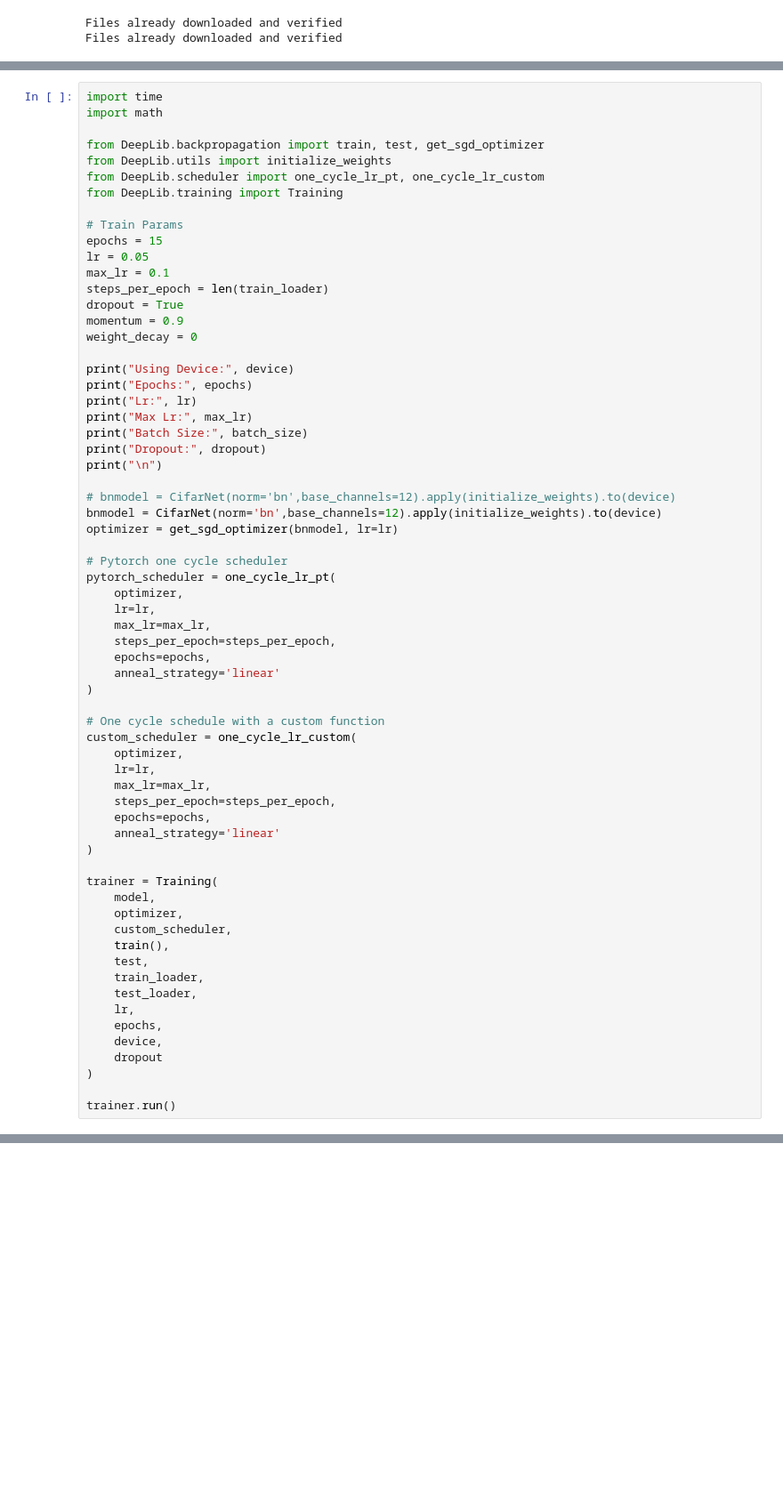
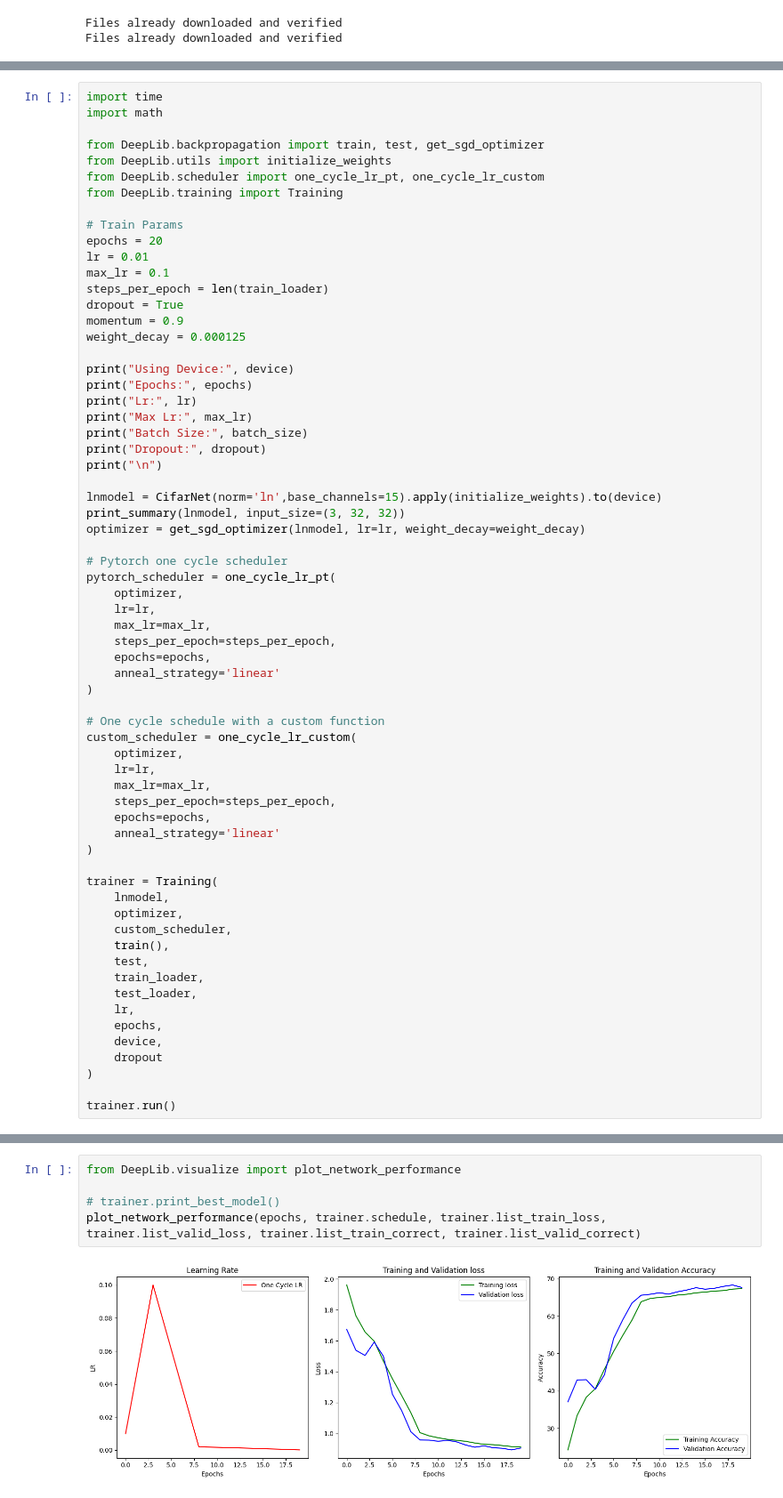
Before and after one commit to KillerStrike17/BatchNorm-GroupNorm-and-LayerNom-in-Pytorch, a Jupyter notebook: Normalization.ipynb, the cells around one changed output, grey strips where cells are left out. Shown: that part at 89% size. Saved outputs shown, nothing was run; the diff lists cells and outputs as text; blank space fills up the shorter version.

```diff
--- a/Normalization.ipynb
+++ b/Normalization.ipynb
@@ -99,13 +194,13 @@ from DeepLib.scheduler import one_cycle_lr_pt, one_cycle_lr_custom
 from DeepLib.training import Training
 
 # Train Params
-epochs = 15
-lr = 0.05
+epochs = 20
+lr = 0.01
 max_lr = 0.1
 steps_per_epoch = len(train_loader)
 dropout = True
 momentum = 0.9
-weight_decay = 0
+weight_decay = 0.000125
 
 print("Using Device:", device)
 print("Epochs:", epochs)
@@ -115,9 +210,9 @@ print("Batch Size:", batch_size)
 print("Dropout:", dropout)
 print("\n")
 
-# bnmodel = CifarNet(norm='bn',base_channels=12).apply(initialize_weights).to(device)
-bnmodel = CifarNet(norm='bn',base_channels=12).apply(initialize_weights).to(device)
-optimizer = get_sgd_optimizer(bnmodel, lr=lr)
+lnmodel = CifarNet(norm='ln',base_channels=15).apply(initialize_weights).to(device)
+print_summary(lnmodel, input_size=(3, 32, 32))
+optimizer = get_sgd_optimizer(lnmodel, lr=lr, weight_decay=weight_decay)
 
 # Pytorch one cycle scheduler
 pytorch_scheduler = one_cycle_lr_pt(
@@ -140,7 +235,7 @@ custom_scheduler = one_cycle_lr_custom(
 )
 
 trainer = Training(
-    model,
+    lnmodel,
     optimizer,
     custom_scheduler,
     train(),
@@ -180,0 +270,7 @@ if show_summary:
+# %%
+from DeepLib.visualize import plot_network_performance
+
+# trainer.print_best_model()
+plot_network_performance(epochs, trainer.schedule, trainer.list_train_loss, trainer.list_valid_loss, trainer.list_train_correct, trainer.list_valid_correct)
+# %% [output]
+[figure, added]
```
Also changed, not shown: parts of 13 cells of this notebook, 3 other files.
